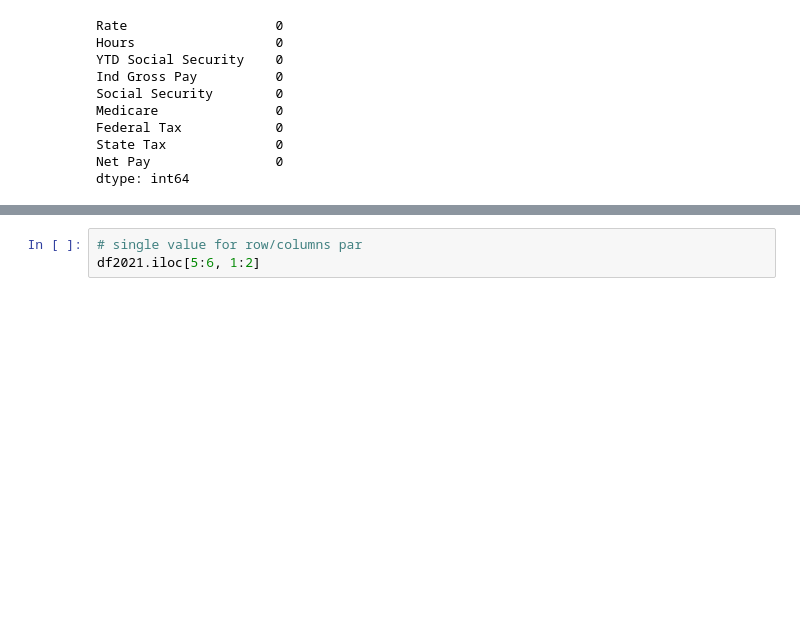
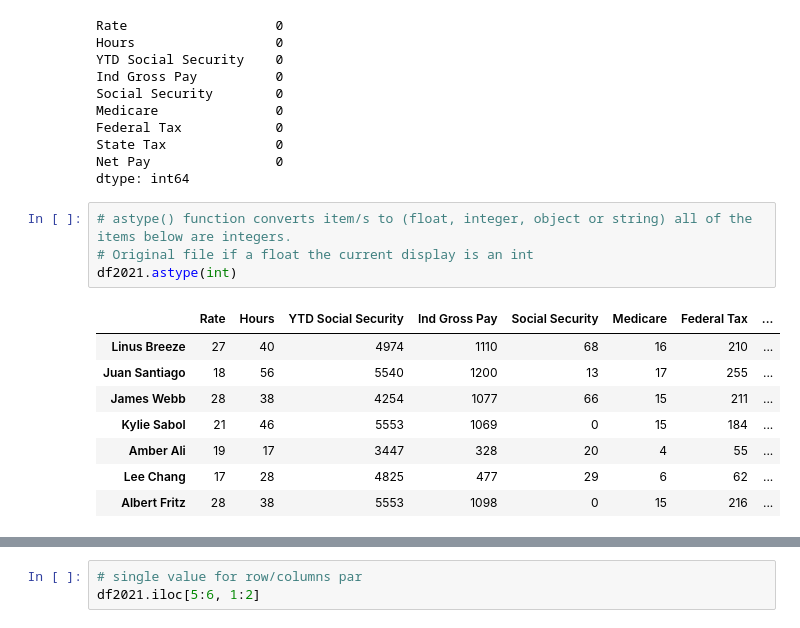
Before and after one commit to ragogzheyan/Weekly_Payroll, a Jupyter notebook: Payroll_data.ipynb, the cells around one changed output, grey strips where cells are left out. Cells and saved outputs as stored; diff of their text form; blank space fills up the shorter version.

```diff
--- a/Payroll_data.ipynb
+++ b/Payroll_data.ipynb
@@ -294,6 +279,19 @@ Federal Tax            0
 State Tax              0
 Net Pay                0
 dtype: int64
+# %%
+# astype() function converts item/s to (float, integer, object or string) all of the items below are integers.
+# Original file if a float the current display is an int
+df2021.astype(int)
+# %% [output]
+|  | Rate | Hours | YTD Social Security | Ind Gross Pay | Social Security | Medicare | Federal Tax | ... |
+| Linus Breeze | 27 | 40 | 4974 | 1110 | 68 | 16 | 210 | ... |
+| Juan Santiago | 18 | 56 | 5540 | 1200 | 13 | 17 | 255 | ... |
+| James Webb | 28 | 38 | 4254 | 1077 | 66 | 15 | 211 | ... |
+| Kylie Sabol | 21 | 46 | 5553 | 1069 | 0 | 15 | 184 | ... |
+| Amber Ali | 19 | 17 | 3447 | 328 | 20 | 4 | 55 | ... |
+| Lee Chang | 17 | 28 | 4825 | 477 | 29 | 6 | 62 | ... |
+| Albert Fritz | 28 | 38 | 5553 | 1098 | 0 | 15 | 216 | ... |
 # %%
 # All info. of a single employee
 df2021.loc["Linus Breeze"]
```
Also changed, not shown: parts of 36 cells of this notebook, 4 other files.
